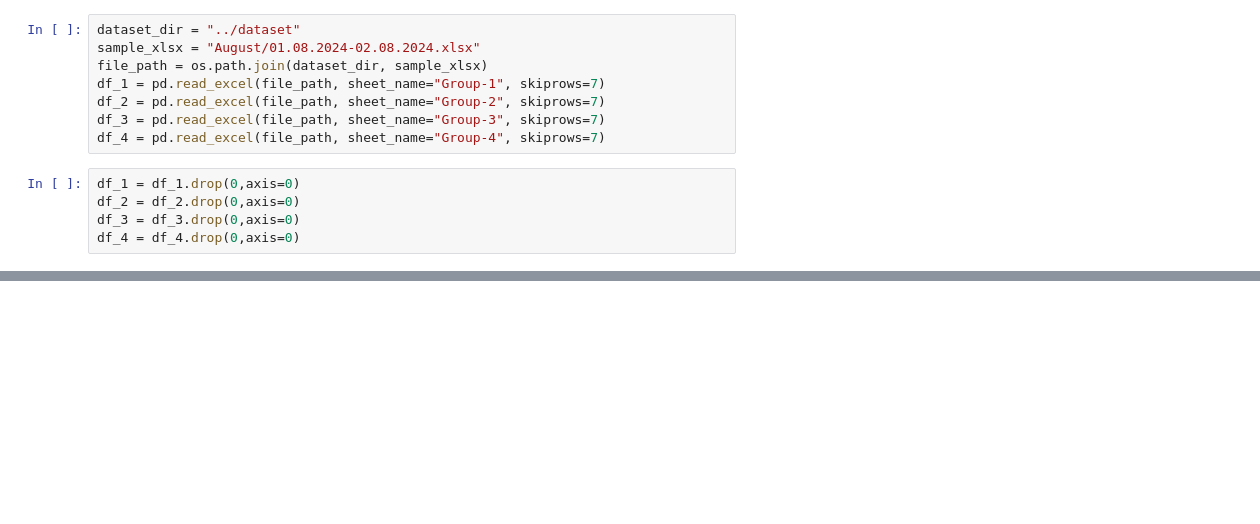
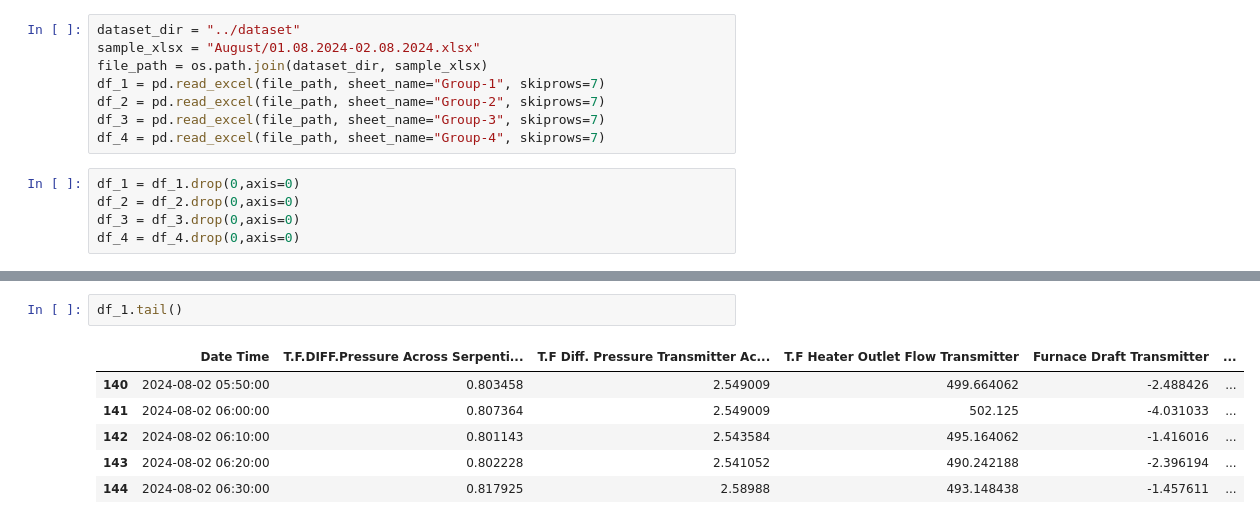
Before and after one commit to Nipuna-Tennakoon/AI-Development-for-Biomass-Heaters, a Jupyter notebook: data_cleaning/eda_one.ipynb, the cells around one changed output, grey strips where cells are left out. Drawn from its saved outputs; the diff is of its cells as text; blank space fills up the shorter version.

```diff
--- a/data_cleaning/eda_one.ipynb
+++ b/data_cleaning/eda_one.ipynb
@@ -28,0 +78,9 @@ df_4.head()
+# %%
+df_1.tail()
+# %% [output]
+|  | Date Time | T.F.DIFF.Pressure Across Serpenti... | T.F Diff. Pressure Transmitter Ac... | T.F Heater Outlet Flow Transmitter | Furnace Draft Transmitter | ... |
+| 140 | 2024-08-02 05:50:00 | 0.803458 | 2.549009 | 499.664062 | -2.488426 | ... |
+| 141 | 2024-08-02 06:00:00 | 0.807364 | 2.549009 | 502.125 | -4.031033 | ... |
+| 142 | 2024-08-02 06:10:00 | 0.801143 | 2.543584 | 495.164062 | -1.416016 | ... |
+| 143 | 2024-08-02 06:20:00 | 0.802228 | 2.541052 | 490.242188 | -2.396194 | ... |
+| 144 | 2024-08-02 06:30:00 | 0.817925 | 2.58988 | 493.148438 | -1.457611 | ... |
```
Also changed, not shown: parts of 17 cells of this notebook.
